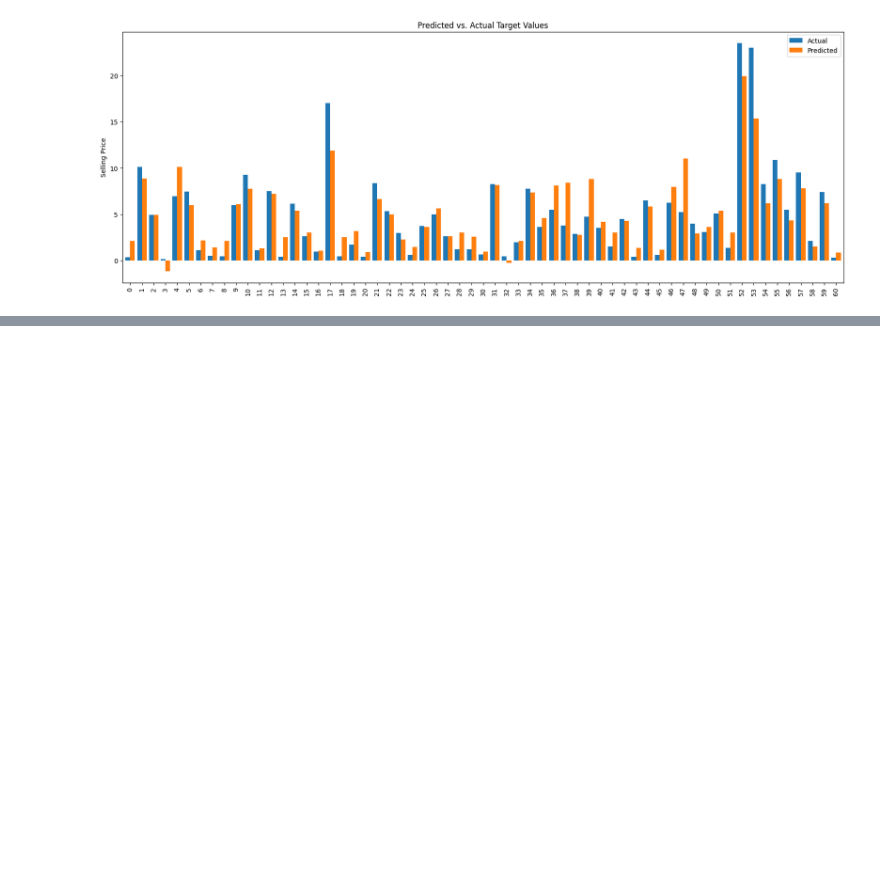
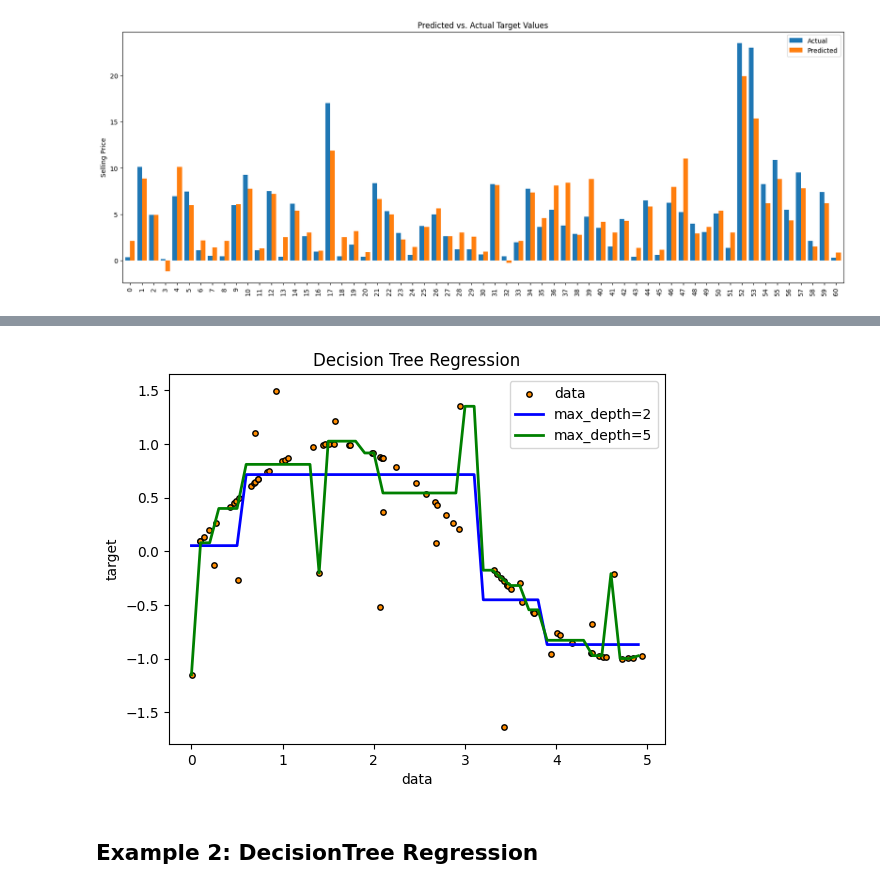
Before and after one commit to Njeri-Gitome/MachineLearning, a Jupyter notebook: Supervised_ML/Regression algorithms.ipynb, the cells around one changed output, grey strips where cells are left out. Saved outputs shown, nothing was run; the diff lists cells and outputs as text; code cells hidden in the pictures; blank space fills up the shorter version.

Commit message:
Decision Tree Regressor

```diff
--- a/Supervised_ML/Regression algorithms.ipynb
+++ b/Supervised_ML/Regression algorithms.ipynb
@@ -227,0 +256,6 @@ comparison(comparison_df)
+# %%
+#Creating a random datset
+rand_data = np.random.RandomState(1)
+X = np.sort(5 * rand_data.rand(80,1), axis =0)
+y = np.sin(X).ravel()
+y[::5] += 3* (0.5 - rand_data.rand(16))
@@ -227,0 +270,7 @@ comparison(comparison_df)
+# %%
+# Fit the regression model
+regr_1 = DecisionTreeRegressor(max_depth= 2)
+regr_2 = DecisionTreeRegressor(max_depth= 5)
+
+regr_1.fit(X,y)
+regr_2.fit(X,y)
@@ -227,0 +281,5 @@ comparison(comparison_df)
+# %%
+#Predicting
+X_test = np.arange (0.0,5.0,0.1)[:,np.newaxis]
+ypredict_1 =regr_1.predict(X_test)
+ypredict_2 =regr_2.predict(X_test)
@@ -227,0 +314,15 @@ comparison(comparison_df)
+# %%
+# Plotting the results
+plt.figure()
+plt.scatter(X, y, s=15, edgecolor="black", c="darkorange", label="data")
+plt.plot(X_test, ypredict_1, color="blue", label="max_depth=2", linewidth=2)
+plt.plot(X_test, ypredict_2, color="green", label="max_depth=5", linewidth=2)
+plt.xlabel("data")
+plt.ylabel("target")
+plt.title("Decision Tree Regression")
+plt.legend()
+plt.show()
+# %% [output]
+[figure, added]
+# %% [markdown]
+## Example 2: DecisionTree Regression
```
Also changed, not shown: parts of 18 cells of this notebook, 3 other files.
